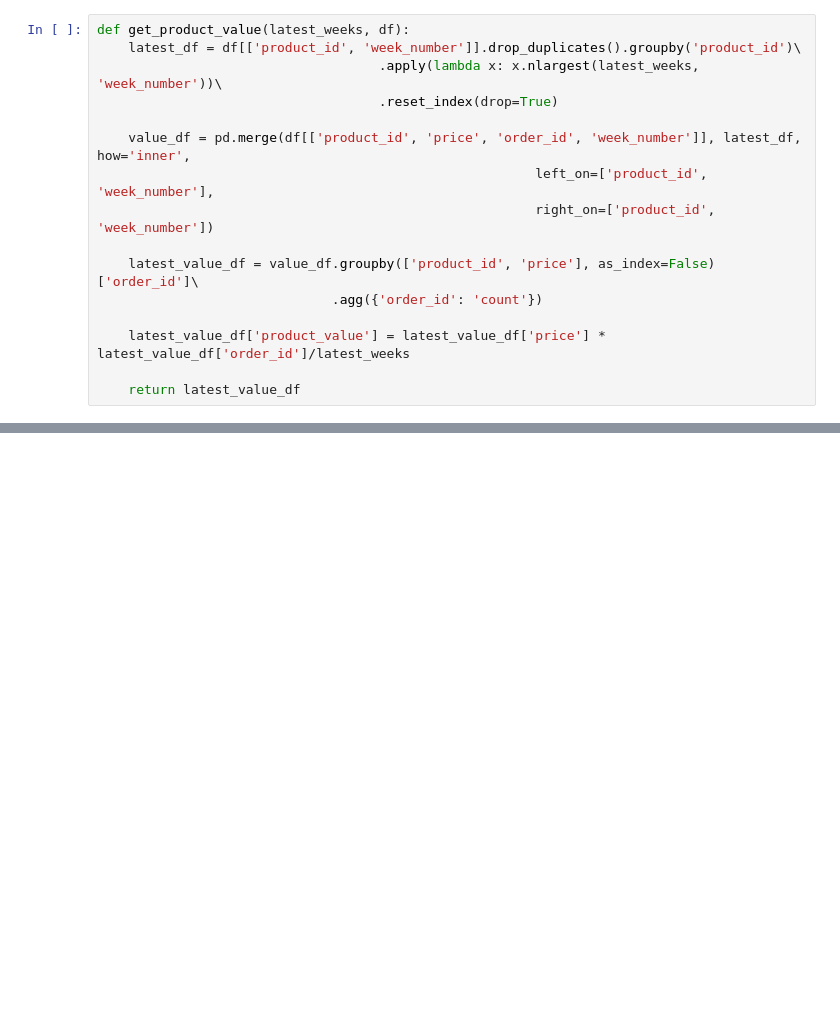
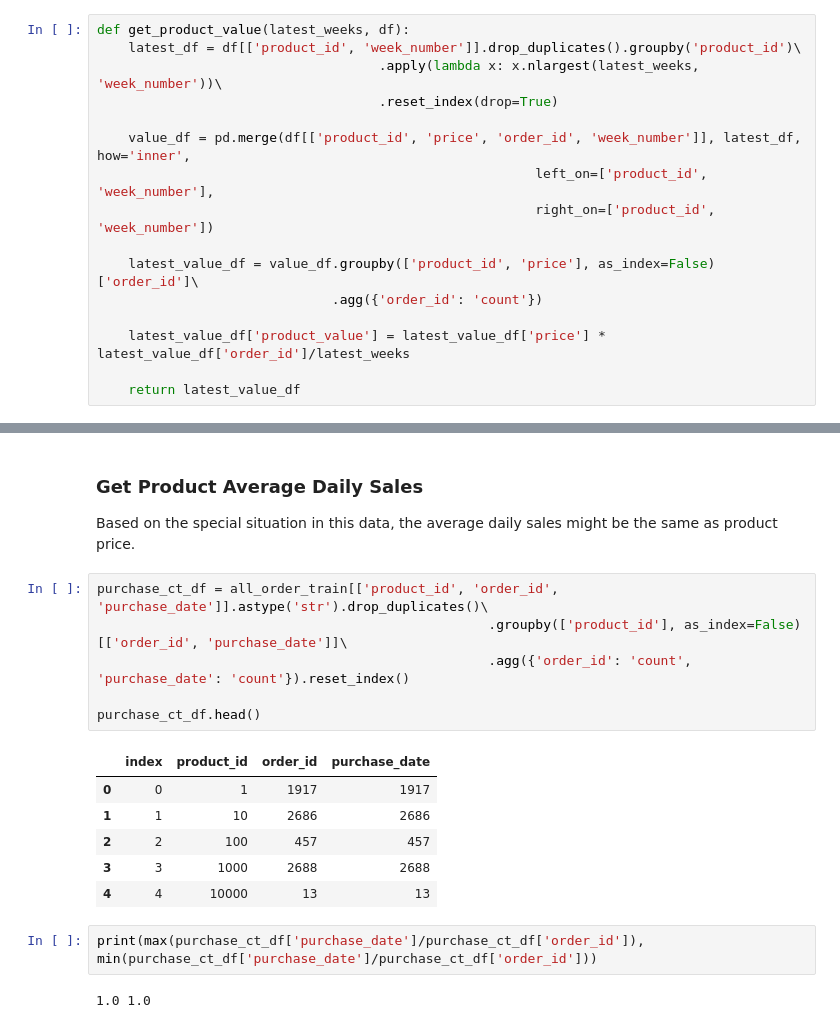
Before and after one commit to hanhanwu/Hanhan_Break_the_Limits, a Jupyter notebook: Bank_Fantasy/Golden_Bridge/recommendation_experiments/popularity_recommendation.ipynb, the cells around one changed output, grey strips where cells are left out. Saved outputs shown, nothing was run; the diff lists cells and outputs as text; blank space fills up the shorter version.

```diff
--- a/Bank_Fantasy/Golden_Bridge/recommendation_experiments/popularity_recommendation.ipynb
+++ b/Bank_Fantasy/Golden_Bridge/recommendation_experiments/popularity_recommendation.ipynb
@@ -121,0 +143,21 @@ latest_value_df.head()
+# %% [markdown]
+### Get Product Average Daily Sales
+
+Based on the special situation in this data, the average daily sales might be the same as product price.
+# %%
+purchase_ct_df = all_order_train[['product_id', 'order_id', 'purchase_date']].astype('str').drop_duplicates()\
+                                                  .groupby(['product_id'], as_index=False)[['order_id', 'purchase_date']]\
+                                                  .agg({'order_id': 'count', 'purchase_date': 'count'}).reset_index()
+
+purchase_ct_df.head()
+# %% [output]
+|  | index | product_id | order_id | purchase_date |
+| 0 | 0 | 1 | 1917 | 1917 |
+| 1 | 1 | 10 | 2686 | 2686 |
+| 2 | 2 | 100 | 457 | 457 |
+| 3 | 3 | 1000 | 2688 | 2688 |
+| 4 | 4 | 10000 | 13 | 13 |
+# %%
+print(max(purchase_ct_df['purchase_date']/purchase_ct_df['order_id']), min(purchase_ct_df['purchase_date']/purchase_ct_df['order_id']))
+# %% [output]
+1.0 1.0
```
Also changed, not shown: parts of 15 cells of this notebook.
